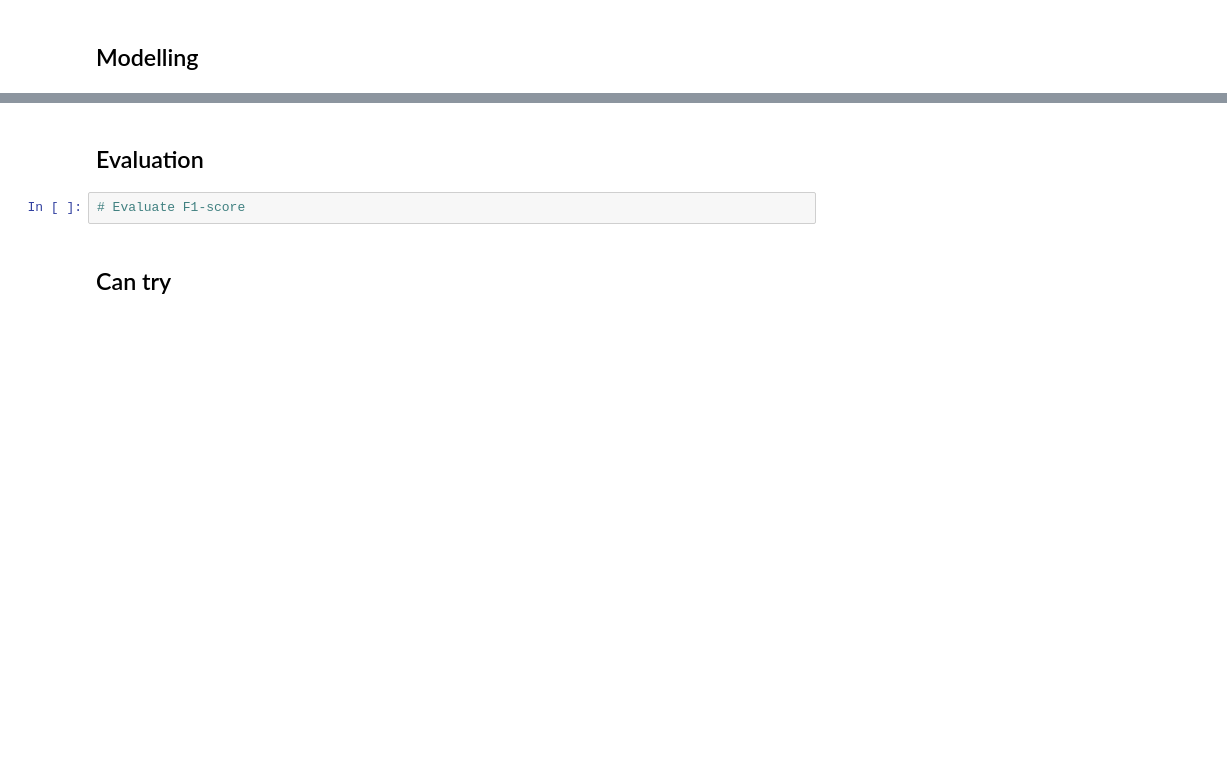
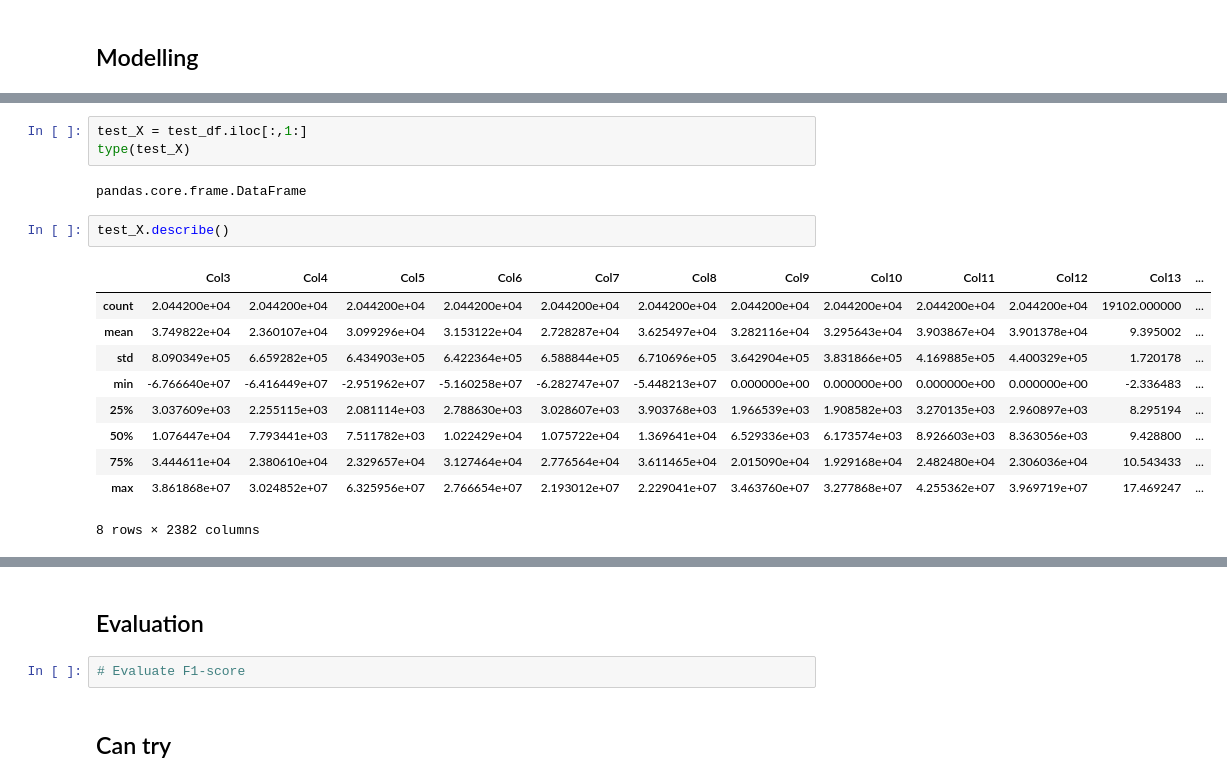
Before and after one commit to Shalakam/banking-behaviour-scorecard, a Jupyter notebook: kernel.ipynb, the cells around one changed output, grey strips where cells are left out. Drawn from its saved outputs; the diff is of its cells as text; blank space fills up the shorter version.

```diff
--- a/kernel.ipynb
+++ b/kernel.ipynb
@@ -193,0 +249,18 @@ dfa.head()
+# %%
+test_X = test_df.iloc[:,1:]
+type(test_X)
+# %% [output]
+pandas.core.frame.DataFrame
+# %%
+test_X.describe()
+# %% [output]
+|  | Col3 | Col4 | Col5 | Col6 | Col7 | Col8 | Col9 | Col10 | Col11 | Col12 | Col13 | ... |
+| count | 2.044200e+04 | 2.044200e+04 | 2.044200e+04 | 2.044200e+04 | 2.044200e+04 | 2.044200e+04 | 2.044200e+04 | 2.044200e+04 | 2.044200e+04 | 2.044200e+04 | 19102.000000 | ... |
+| mean | 3.749822e+04 | 2.360107e+04 | 3.099296e+04 | 3.153122e+04 | 2.728287e+04 | 3.625497e+04 | 3.282116e+04 | 3.295643e+04 | 3.903867e+04 | 3.901378e+04 | 9.395002 | ... |
+| std | 8.090349e+05 | 6.659282e+05 | 6.434903e+05 | 6.422364e+05 | 6.588844e+05 | 6.710696e+05 | 3.642904e+05 | 3.831866e+05 | 4.169885e+05 | 4.400329e+05 | 1.720178 | ... |
+| min | -6.766640e+07 | -6.416449e+07 | -2.951962e+07 | -5.160258e+07 | -6.282747e+07 | -5.448213e+07 | 0.000000e+00 | 0.000000e+00 | 0.000000e+00 | 0.000000e+00 | -2.336483 | ... |
+| 25% | 3.037609e+03 | 2.255115e+03 | 2.081114e+03 | 2.788630e+03 | 3.028607e+03 | 3.903768e+03 | 1.966539e+03 | 1.908582e+03 | 3.270135e+03 | 2.960897e+03 | 8.295194 | ... |
+| 50% | 1.076447e+04 | 7.793441e+03 | 7.511782e+03 | 1.022429e+04 | 1.075722e+04 | 1.369641e+04 | 6.529336e+03 | 6.173574e+03 | 8.926603e+03 | 8.363056e+03 | 9.428800 | ... |
+| 75% | 3.444611e+04 | 2.380610e+04 | 2.329657e+04 | 3.127464e+04 | 2.776564e+04 | 3.611465e+04 | 2.015090e+04 | 1.929168e+04 | 2.482480e+04 | 2.306036e+04 | 10.543433 | ... |
+| max | 3.861868e+07 | 3.024852e+07 | 6.325956e+07 | 2.766654e+07 | 2.193012e+07 | 2.229041e+07 | 3.463760e+07 | 3.277868e+07 | 4.255362e+07 | 3.969719e+07 | 17.469247 | ... |
+8 rows × 2382 columns
```
Also changed, not shown: parts of 14 cells of this notebook.
